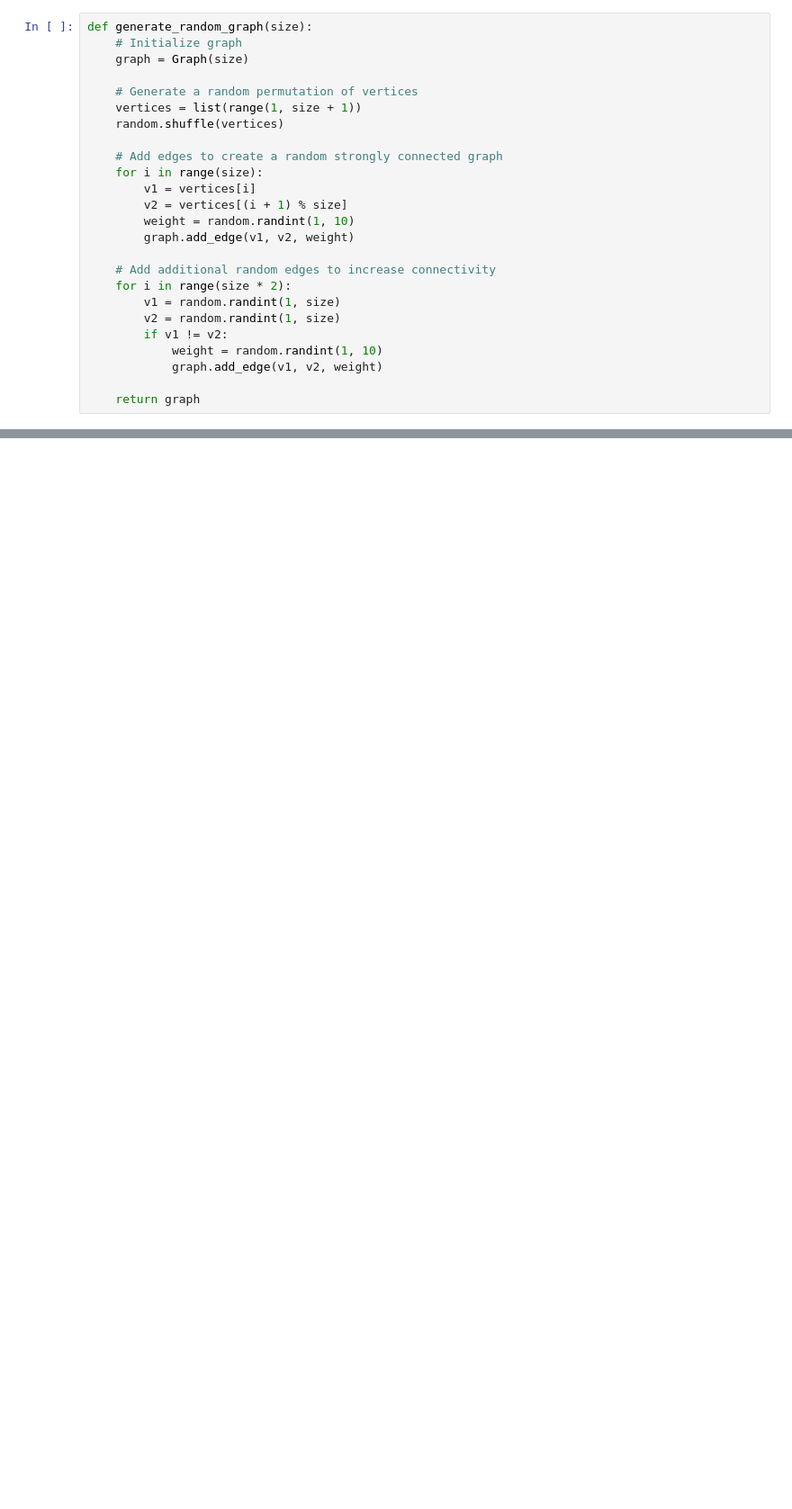
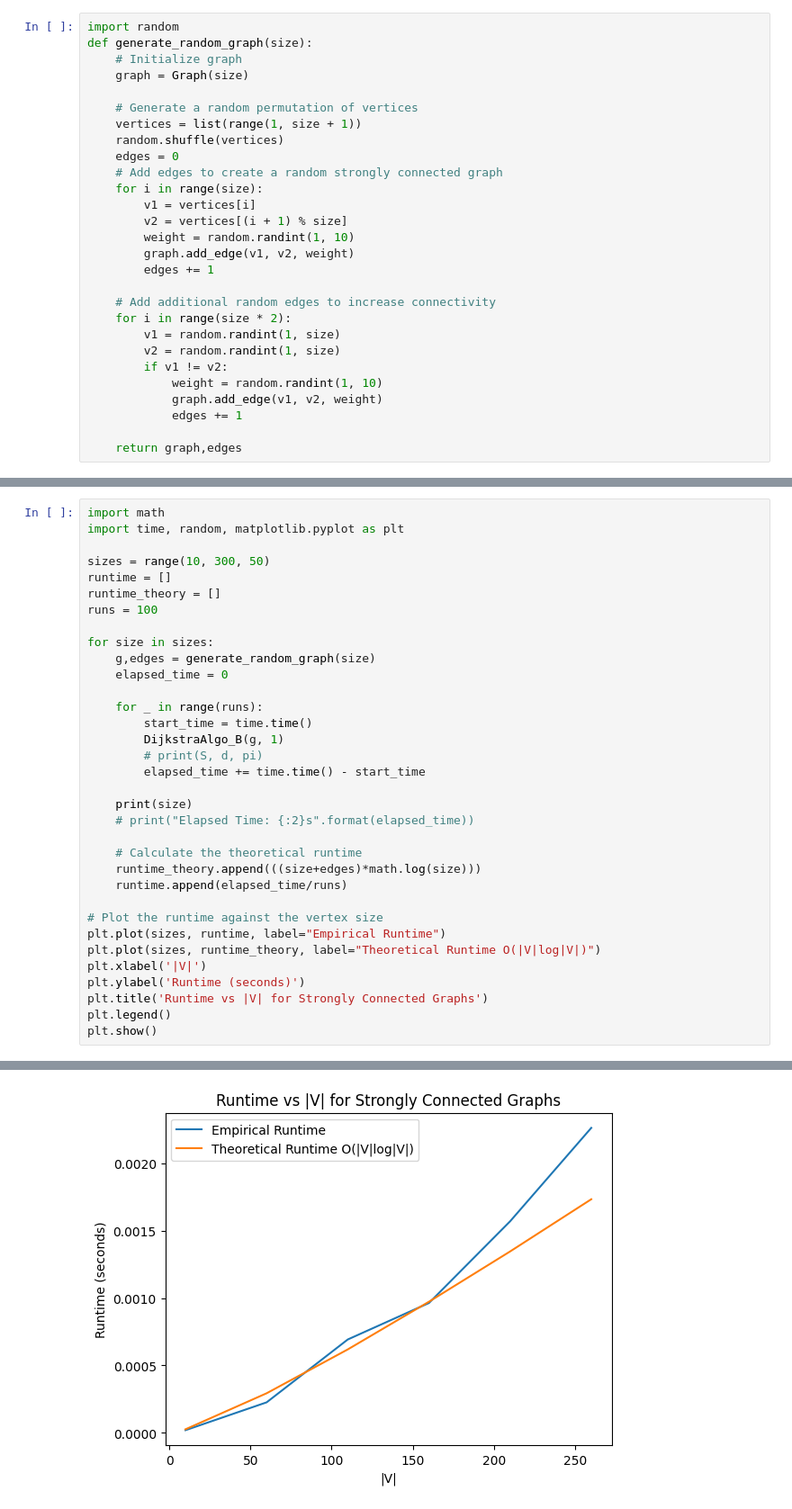
Before and after one commit to iujinwee/AlgoLads, a Jupyter notebook: SC2001_Project2/Advait/final.ipynb, the cells around one changed output, grey strips where cells are left out. Shown: that part at 90% size. Saved outputs shown, nothing was run; the diff lists cells and outputs as text; blank space fills up the shorter version.

```diff
--- a/SC2001_Project2/Advait/final.ipynb
+++ b/SC2001_Project2/Advait/final.ipynb
@@ -296,4 +221,5 @@ import random
 # %%
+import random
 def generate_random_graph(size):
     # Initialize graph
     graph = Graph(size)
@@ -301,13 +227,14 @@ def generate_random_graph(size):
     # Generate a random permutation of vertices
     vertices = list(range(1, size + 1))
     random.shuffle(vertices)
-
+    edges = 0
     # Add edges to create a random strongly connected graph
     for i in range(size):
         v1 = vertices[i]
         v2 = vertices[(i + 1) % size]
         weight = random.randint(1, 10)
         graph.add_edge(v1, v2, weight)
+        edges += 1
 
     # Add additional random edges to increase connectivity
     for i in range(size * 2):
@@ -316,5 +243,6 @@ def generate_random_graph(size):
         if v1 != v2:
             weight = random.randint(1, 10)
             graph.add_edge(v1, v2, weight)
+            edges += 1
 
-    return graph
+    return graph,edges
@@ -399,0 +366,35 @@ plot_graph(g.adjMatrix)
+# %%
+import math
+import time, random, matplotlib.pyplot as plt
+
+sizes = range(10, 300, 50)
+runtime = []
+runtime_theory = []
+runs = 100
+
+for size in sizes:
+    g,edges = generate_random_graph(size)
+    elapsed_time = 0
+
+    for _ in range(runs):
+        start_time = time.time()
+        DijkstraAlgo_B(g, 1)
+        # print(S, d, pi)
+        elapsed_time += time.time() - start_time
+
+    print(size)
+    # print("Elapsed Time: {:2}s".format(elapsed_time))
+
+    # Calculate the theoretical runtime
+    runtime_theory.append(((size+edges)*math.log(size)))
+    runtime.append(elapsed_time/runs)
+
+# Plot the runtime against the vertex size
+plt.plot(sizes, runtime, label="Empirical Runtime")
+plt.plot(sizes, runtime_theory, label="Theoretical Runtime O(|V|log|V|)")
+plt.xlabel('|V|')
+plt.ylabel('Runtime (seconds)')
+plt.title('Runtime vs |V| for Strongly Connected Graphs')
+plt.legend()
+plt.show()
+# %% [output]
@@ -399,0 +407 @@ plot_graph(g.adjMatrix)
+[figure, added]
```
Also changed, not shown: parts of 8 cells of this notebook.
